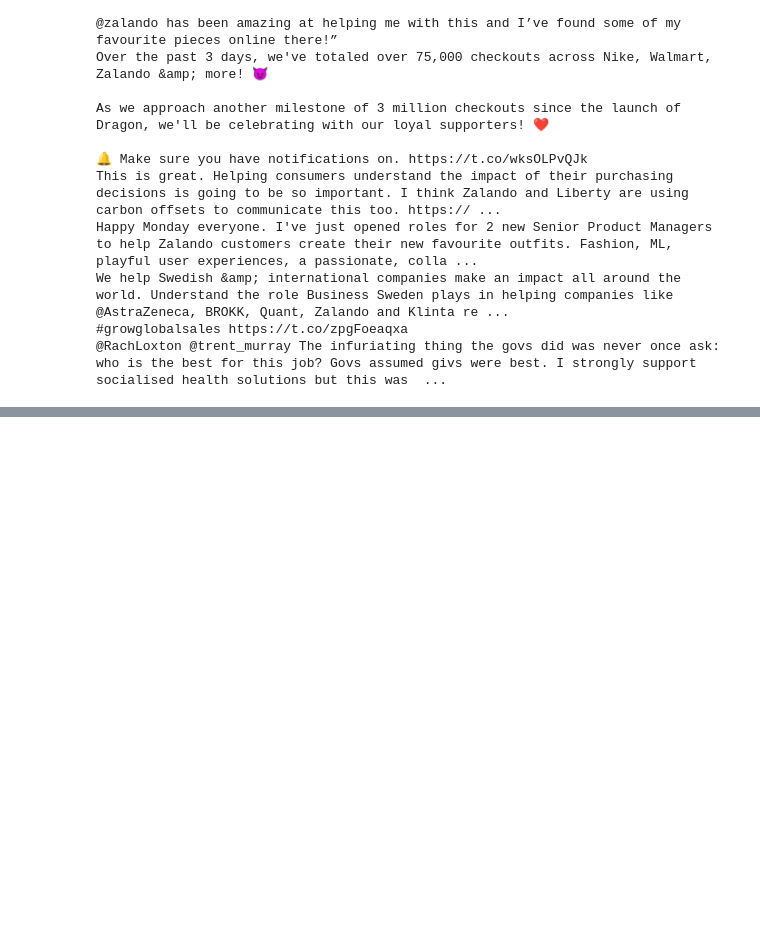
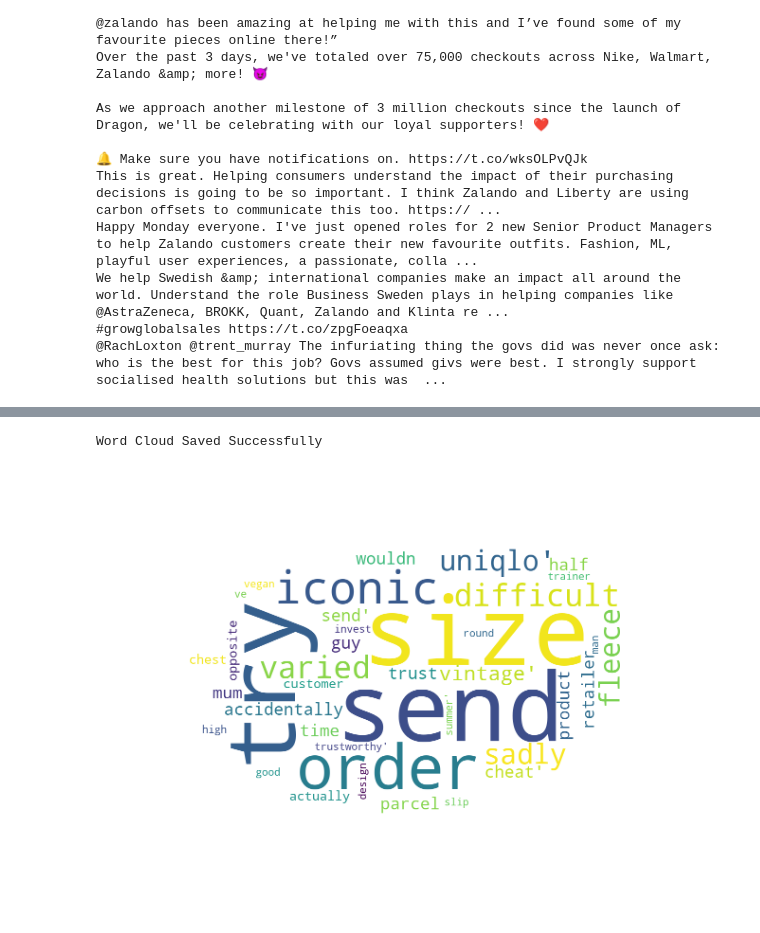
Before and after one commit to C-JoGit/Zalando_Analytics_HWR_BIPM, a Jupyter notebook: 5. topic definition.ipynb, the cells around one changed output, grey strips where cells are left out. Drawn from its saved outputs; the diff is of its cells as text; code cells hidden in the pictures; blank space fills up the shorter version.

```diff
--- a/5. topic definition.ipynb
+++ b/5. topic definition.ipynb
@@ -409,0 +425,7 @@ Word Cloud Saved Successfully
+# %%
+#Creating wordcloud for all asos
+asos = teams[teams['keyword']=='asos']
+create_wordcloud(asos.lemma.values)
+# %% [output]
+Word Cloud Saved Successfully
+[figure, added]
```
Also changed, not shown: parts of 4 cells of this notebook, 1 other file.
